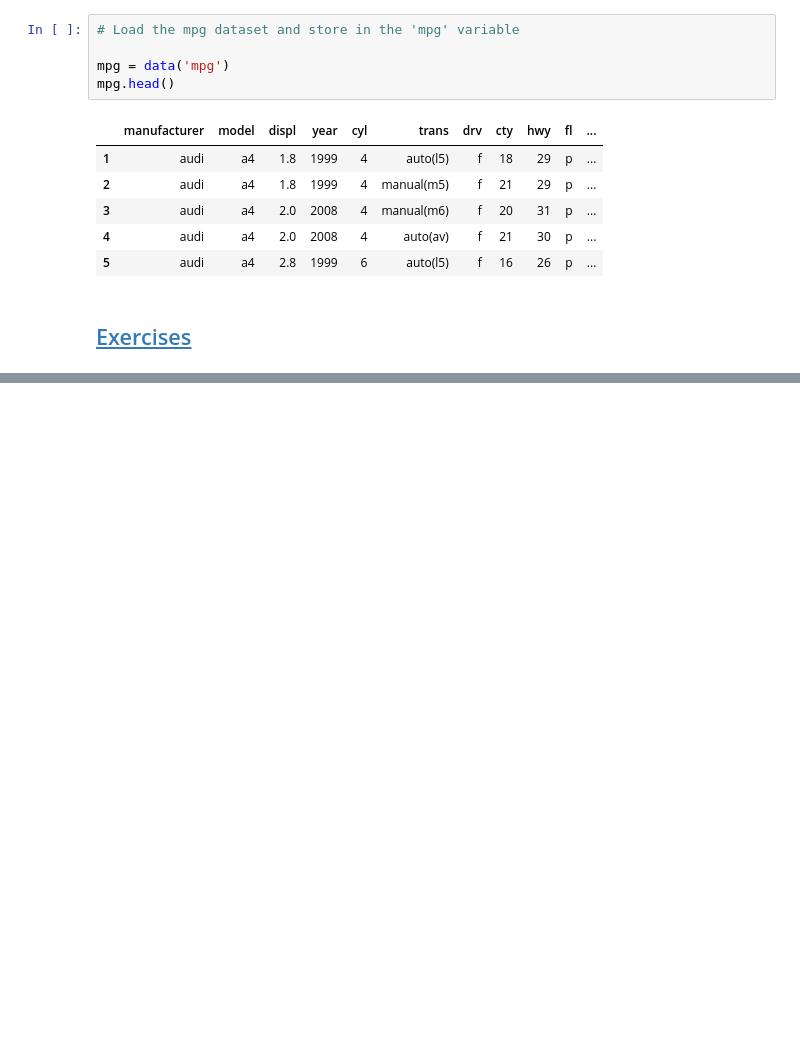
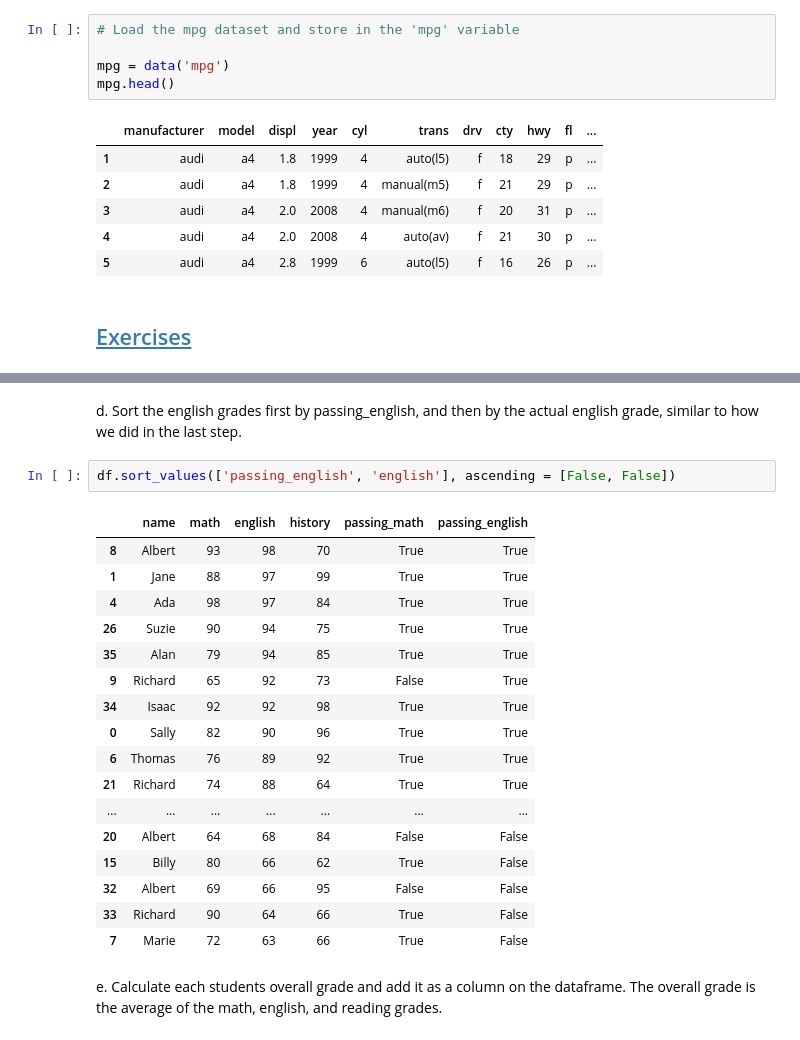
Before and after one commit to corey-baughman/1018_practice, a Jupyter notebook: pandas_df_practice.ipynb, the cells around one changed output, grey strips where cells are left out. Saved outputs shown, nothing was run; the diff lists cells and outputs as text; blank space fills up the shorter version.

```diff
--- a/pandas_df_practice.ipynb
+++ b/pandas_df_practice.ipynb
@@ -384,0 +442,24 @@ mpg.head()
+# %% [markdown]
+d. Sort the english grades first by passing_english, and then by the actual english grade, similar to how we did in the last step.
+# %%
+df.sort_values(['passing_english', 'english'], ascending = [False, False])
+# %% [output]
+|  | name | math | english | history | passing_math | passing_english |
+| 8 | Albert | 93 | 98 | 70 | True | True |
+| 1 | Jane | 88 | 97 | 99 | True | True |
+| 4 | Ada | 98 | 97 | 84 | True | True |
+| 26 | Suzie | 90 | 94 | 75 | True | True |
+| 35 | Alan | 79 | 94 | 85 | True | True |
+| 9 | Richard | 65 | 92 | 73 | False | True |
+| 34 | Isaac | 92 | 92 | 98 | True | True |
+| 0 | Sally | 82 | 90 | 96 | True | True |
+| 6 | Thomas | 76 | 89 | 92 | True | True |
+| 21 | Richard | 74 | 88 | 64 | True | True |
+| ... | ... | ... | ... | ... | ... | ... |
+| 20 | Albert | 64 | 68 | 84 | False | False |
+| 15 | Billy | 80 | 66 | 62 | True | False |
+| 32 | Albert | 69 | 66 | 95 | False | False |
+| 33 | Richard | 90 | 64 | 66 | True | False |
+| 7 | Marie | 72 | 63 | 66 | True | False |
+# %% [markdown]
+e. Calculate each students overall grade and add it as a column on the dataframe. The overall grade is the average of the math, english, and reading grades.
```
Also changed, not shown: parts of 53 cells of this notebook, 1 other file.
